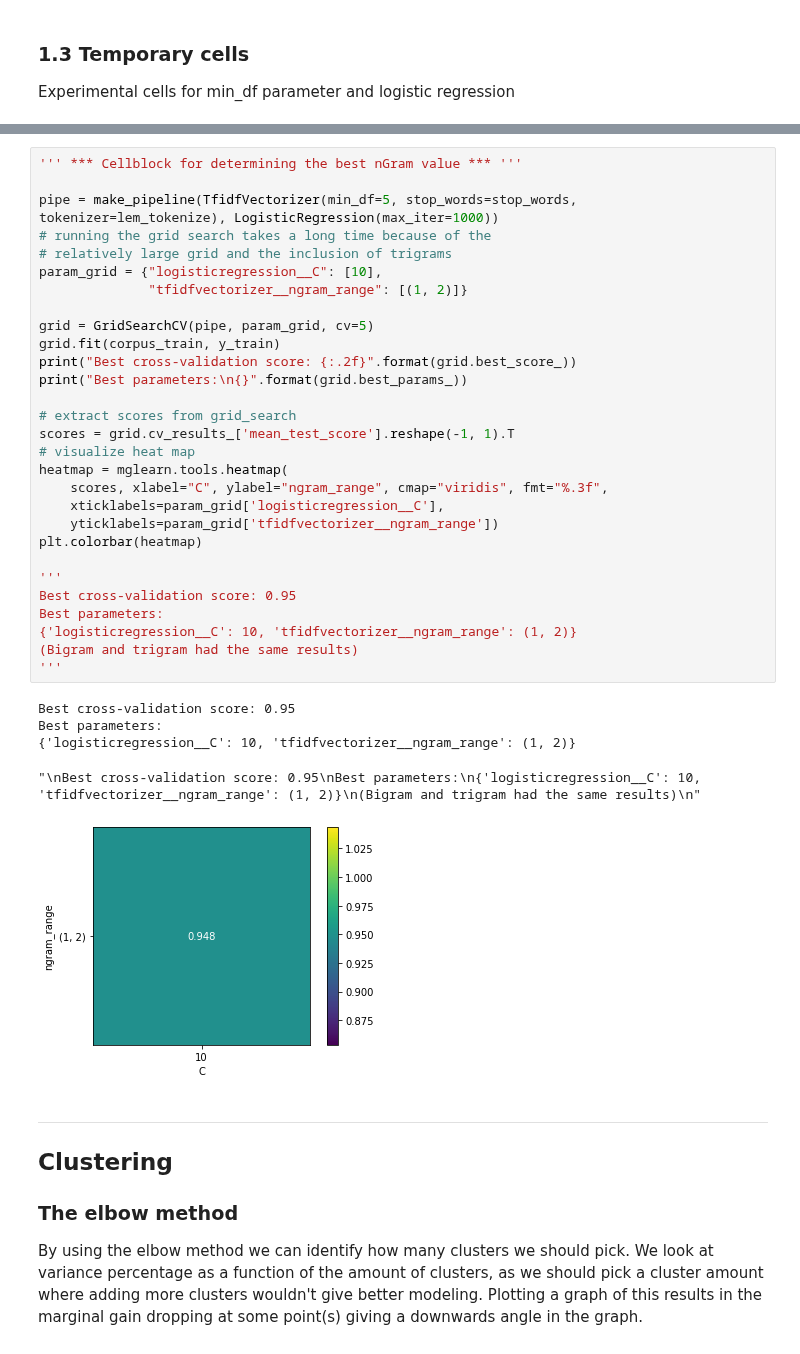
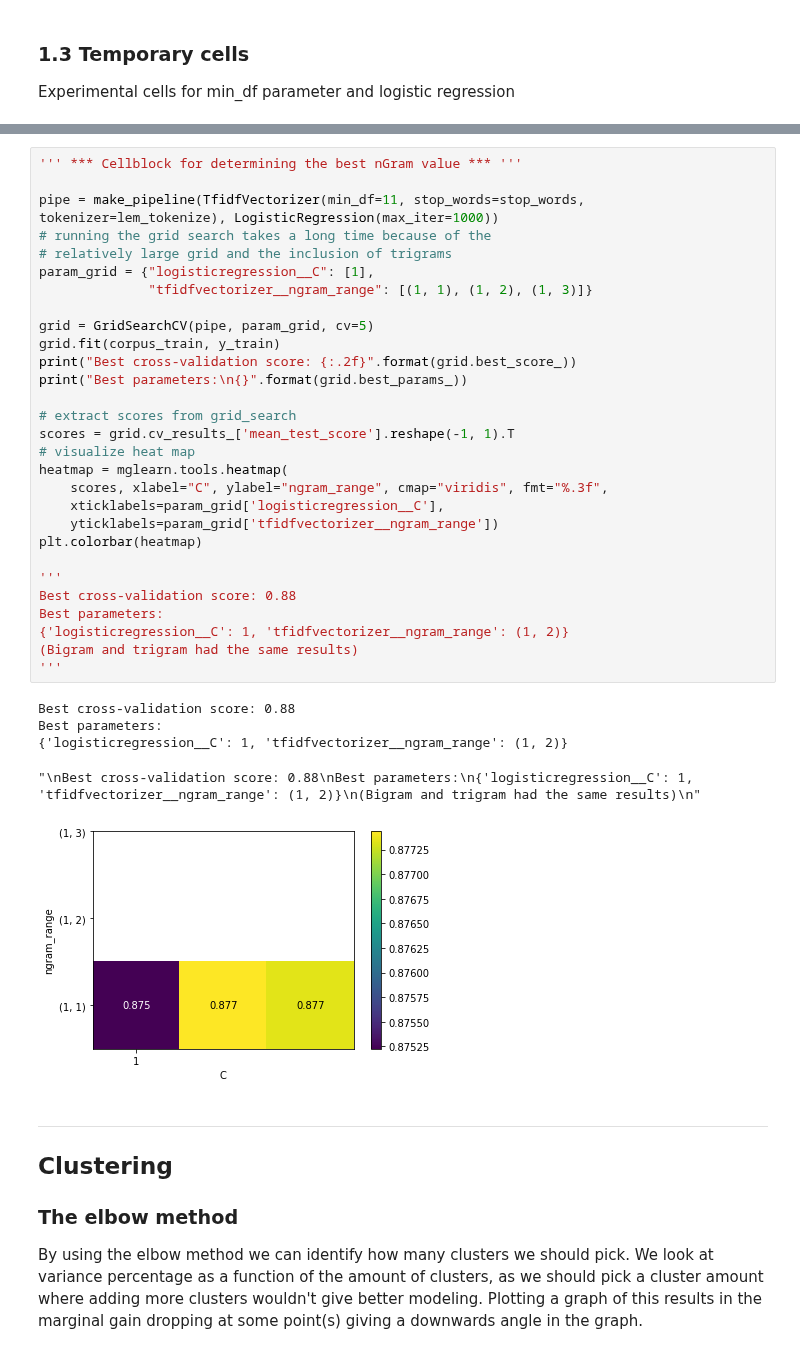
Before and after one commit to MartinRybergLaude/dm1590-project, a Jupyter notebook: newspapers.ipynb, the cells around one changed output, grey strips where cells are left out. Drawn from its saved outputs; the diff is of its cells as text.

```diff
--- a/newspapers.ipynb
+++ b/newspapers.ipynb
@@ -244,38 +248,38 @@ Test score: 0.99
 # %%
 ''' *** Cellblock for determining the best nGram value *** '''
 
-pipe = make_pipeline(TfidfVectorizer(min_df=5, stop_words=stop_words, tokenizer=lem_tokenize), LogisticRegression(max_iter=1000))
+pipe = make_pipeline(TfidfVectorizer(min_df=11, stop_words=stop_words, tokenizer=lem_tokenize), LogisticRegression(max_iter=1000))
 # running the grid search takes a long time because of the
 # relatively large grid and the inclusion of trigrams
-param_grid = {"logisticregression__C": [10],
-              "tfidfvectorizer__ngram_range": [(1, 2)]}
+param_grid = {"logisticregression__C": [1],
+              "tfidfvectorizer__ngram_range": [(1, 1), (1, 2), (1, 3)]}
 
 grid = GridSearchCV(pipe, param_grid, cv=5)
 grid.fit(corpus_train, y_train)
 print("Best cross-validation score: {:.2f}".format(grid.best_score_))
 print("Best parameters:\n{}".format(grid.best_params_))
 
 # extract scores from grid_search
 scores = grid.cv_results_['mean_test_score'].reshape(-1, 1).T
 # visualize heat map
 heatmap = mglearn.tools.heatmap(
     scores, xlabel="C", ylabel="ngram_range", cmap="viridis", fmt="%.3f",
     xticklabels=param_grid['logisticregression__C'],
     yticklabels=param_grid['tfidfvectorizer__ngram_range'])
 plt.colorbar(heatmap)
 
 '''
-Best cross-validation score: 0.95
+Best cross-validation score: 0.88
 Best parameters:
-{'logisticregression__C': 10, 'tfidfvectorizer__ngram_range': (1, 2)}
+{'logisticregression__C': 1, 'tfidfvectorizer__ngram_range': (1, 2)}
 (Bigram and trigram had the same results)
 '''
 # %% [output]
-Best cross-validation score: 0.95
+Best cross-validation score: 0.88
 Best parameters:
-{'logisticregression__C': 10, 'tfidfvectorizer__ngram_range': (1, 2)}
+{'logisticregression__C': 1, 'tfidfvectorizer__ngram_range': (1, 2)}
-"\nBest cross-validation score: 0.95\nBest parameters:\n{'logisticregression__C': 10, 'tfidfvectorizer__ngram_range': (1, 2)}\n(Bigram and trigram had the same results)\n"
+"\nBest cross-validation score: 0.88\nBest parameters:\n{'logisticregression__C': 1, 'tfidfvectorizer__ngram_range': (1, 2)}\n(Bigram and trigram had the same results)\n"
-[figure, old version]
+[figure, new version]
 # %% [markdown]
 ---
 ## Clustering
```
Also changed, not shown: parts of 20 cells of this notebook.
